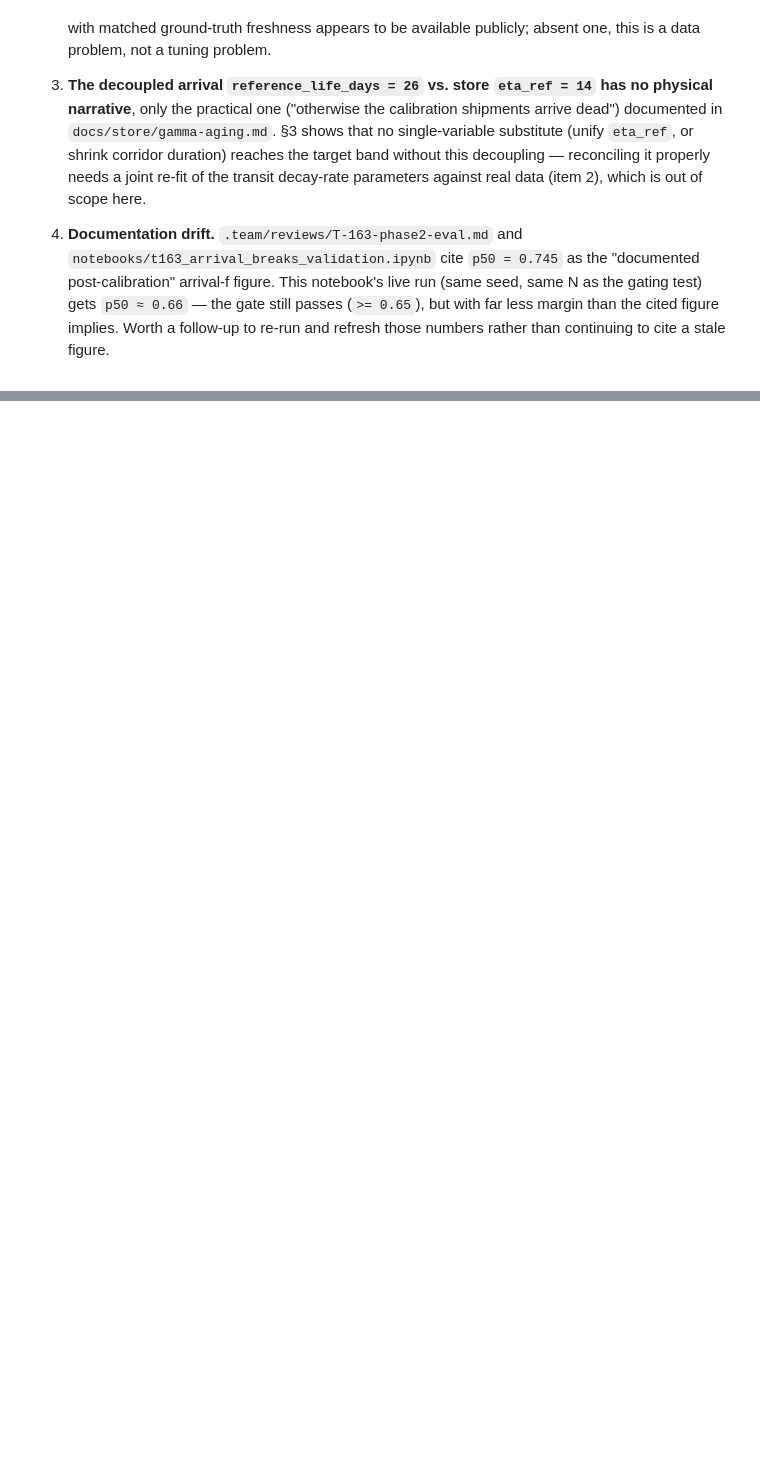
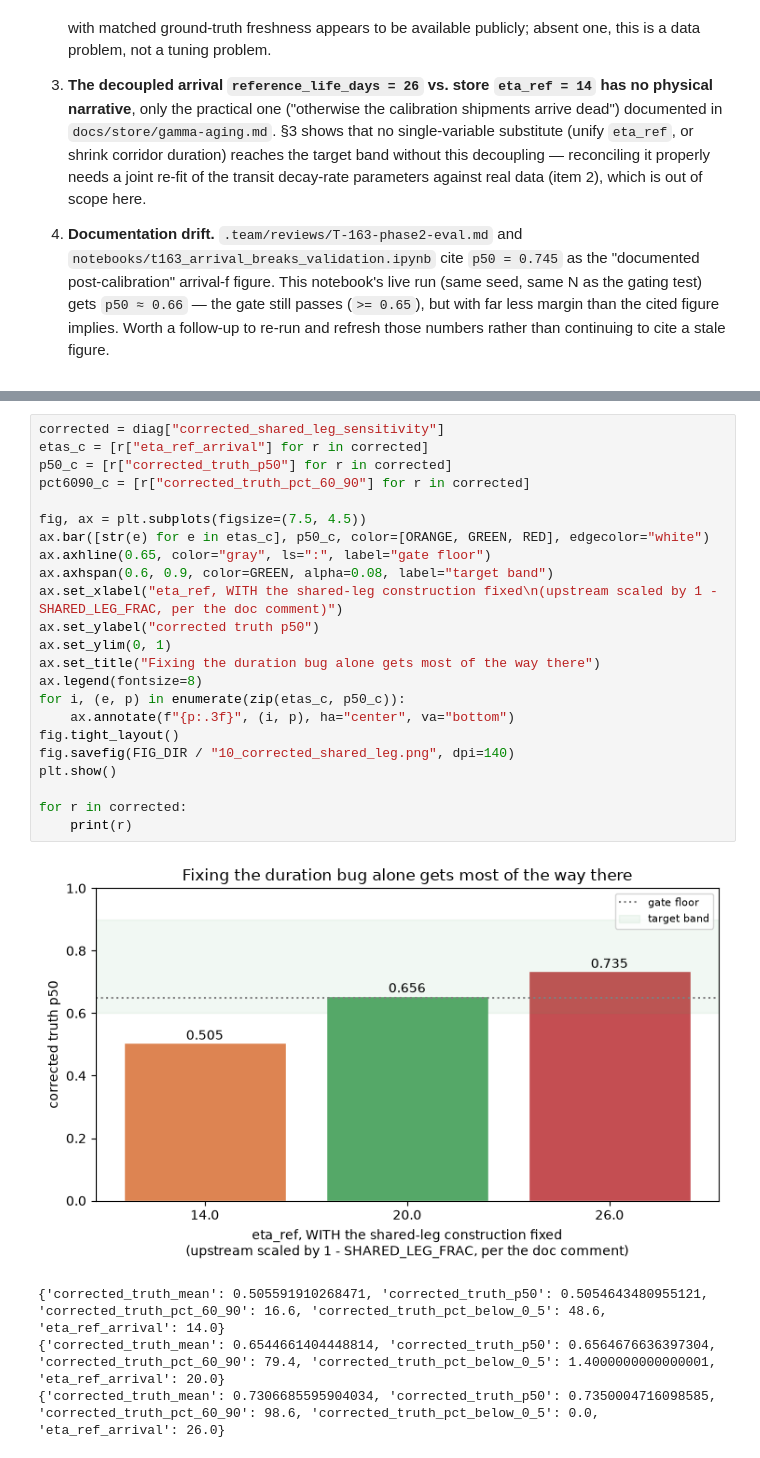
Before and after one commit to OliverEvans96/blueberries-voi, a Jupyter notebook: notebooks/t163_phase1_freshness_realism.ipynb, the cells around one changed output, grey strips where cells are left out. Drawn from its saved outputs; the diff is of its cells as text; blank space fills up the shorter version.

```diff
--- a/notebooks/t163_phase1_freshness_realism.ipynb
+++ b/notebooks/t163_phase1_freshness_realism.ipynb
@@ -701,0 +775,28 @@ In descending order of how much they likely explain:
+# %%
+corrected = diag["corrected_shared_leg_sensitivity"]
+etas_c = [r["eta_ref_arrival"] for r in corrected]
+p50_c = [r["corrected_truth_p50"] for r in corrected]
+pct6090_c = [r["corrected_truth_pct_60_90"] for r in corrected]
+
+fig, ax = plt.subplots(figsize=(7.5, 4.5))
+ax.bar([str(e) for e in etas_c], p50_c, color=[ORANGE, GREEN, RED], edgecolor="white")
+ax.axhline(0.65, color="gray", ls=":", label="gate floor")
+ax.axhspan(0.6, 0.9, color=GREEN, alpha=0.08, label="target band")
+ax.set_xlabel("eta_ref, WITH the shared-leg construction fixed\n(upstream scaled by 1 - SHARED_LEG_FRAC, per the doc comment)")
+ax.set_ylabel("corrected truth p50")
+ax.set_ylim(0, 1)
+ax.set_title("Fixing the duration bug alone gets most of the way there")
+ax.legend(fontsize=8)
+for i, (e, p) in enumerate(zip(etas_c, p50_c)):
+    ax.annotate(f"{p:.3f}", (i, p), ha="center", va="bottom")
+fig.tight_layout()
+fig.savefig(FIG_DIR / "10_corrected_shared_leg.png", dpi=140)
+plt.show()
+
+for r in corrected:
+    print(r)
+# %% [output]
+[figure, added]
+{'corrected_truth_mean': 0.505591910268471, 'corrected_truth_p50': 0.5054643480955121, 'corrected_truth_pct_60_90': 16.6, 'corrected_truth_pct_below_0_5': 48.6, 'eta_ref_arrival': 14.0}
+{'corrected_truth_mean': 0.6544661404448814, 'corrected_truth_p50': 0.6564676636397304, 'corrected_truth_pct_60_90': 79.4, 'corrected_truth_pct_below_0_5': 1.4000000000000001, 'eta_ref_arrival': 20.0}
+{'corrected_truth_mean': 0.7306685595904034, 'corrected_truth_p50': 0.7350004716098585, 'corrected_truth_pct_60_90': 98.6, 'corrected_truth_pct_below_0_5': 0.0, 'eta_ref_arrival': 26.0}
```
Also changed, not shown: parts of 8 cells of this notebook, 2 other files.
